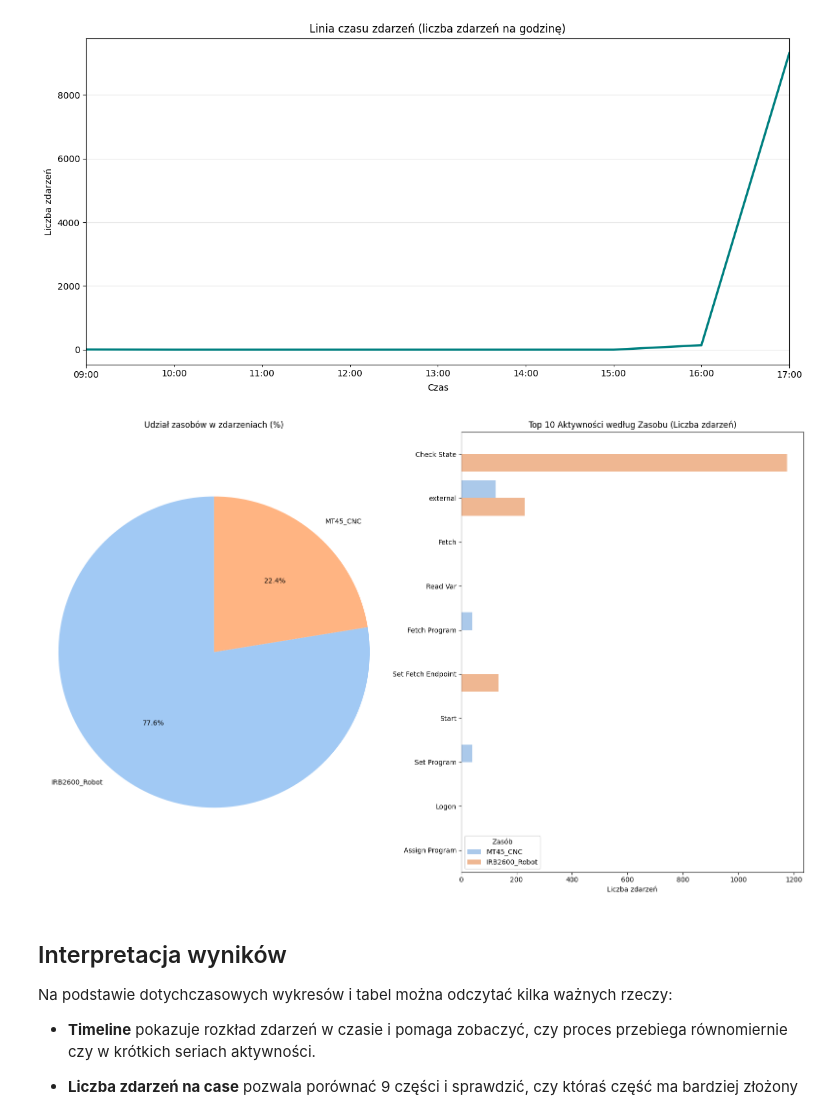
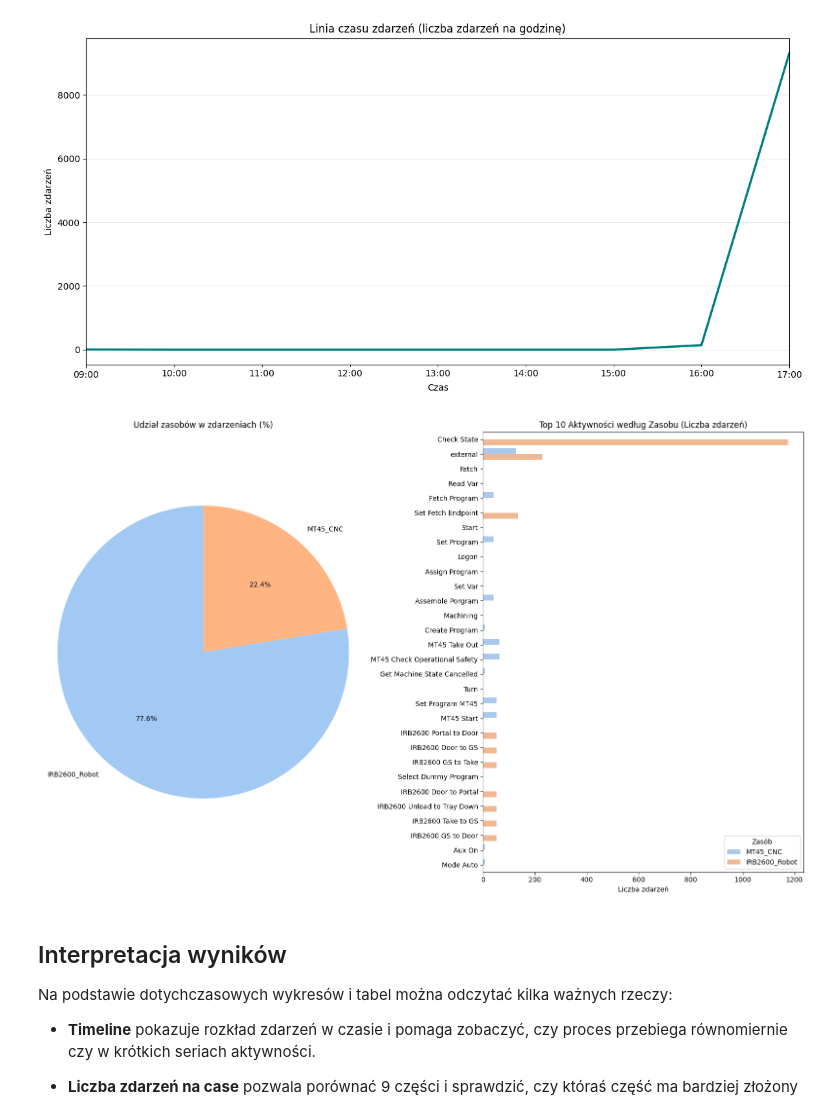
Before and after one commit to LukassF/BPA_XES_chess_pieces_project, a Jupyter notebook: milestone1.ipynb, the cells around one changed output. Cells and saved outputs as stored; diff of their text form; code cells hidden in the pictures.

```diff
--- a/milestone1.ipynb
+++ b/milestone1.ipynb
@@ -419,30 +419,30 @@ else:
 # %%
 res_counts = df_clean['resource'].value_counts()
 
 fig, (ax1, ax2) = plt.subplots(1, 2, figsize=(16, 10))
 
 ax1.pie(res_counts, labels=res_counts.index, autopct='%1.1f%%', startangle=90, colors=sns.color_palette('pastel'))
 ax1.axis('equal')
 ax1.set_title('Udział zasobów w zdarzeniach (%)')
 
 # Top 3 resources
 top_resources = res_counts.head(3).index
 df_res_act = df_clean[df_clean['resource'].isin(top_resources)]
 
-# Top 10 activities overall
-top_acts = df_clean['activity'].value_counts().head(10).index
+# Top 30 activities overall
+top_acts = df_clean['activity'].value_counts().head(30).index
 df_res_act = df_res_act[df_res_act['activity'].isin(top_acts)]
 
 sns.countplot(data=df_res_act, y='activity', hue='resource', palette='pastel', ax=ax2, order=top_acts)
 ax2.set_title('Top 10 Aktywności według Zasobu (Liczba zdarzeń)')
 ax2.set_xlabel('Liczba zdarzeń')
 ax2.set_ylabel('')
 ax2.legend(title='Zasób')
 
 plt.tight_layout()
 plt.show()
 # %% [output]
-[figure, old version]
+[figure, new version]
 # %% [markdown]
 ## Interpretacja wyników
 
```
Also changed, not shown: parts of 4 cells of this notebook.
